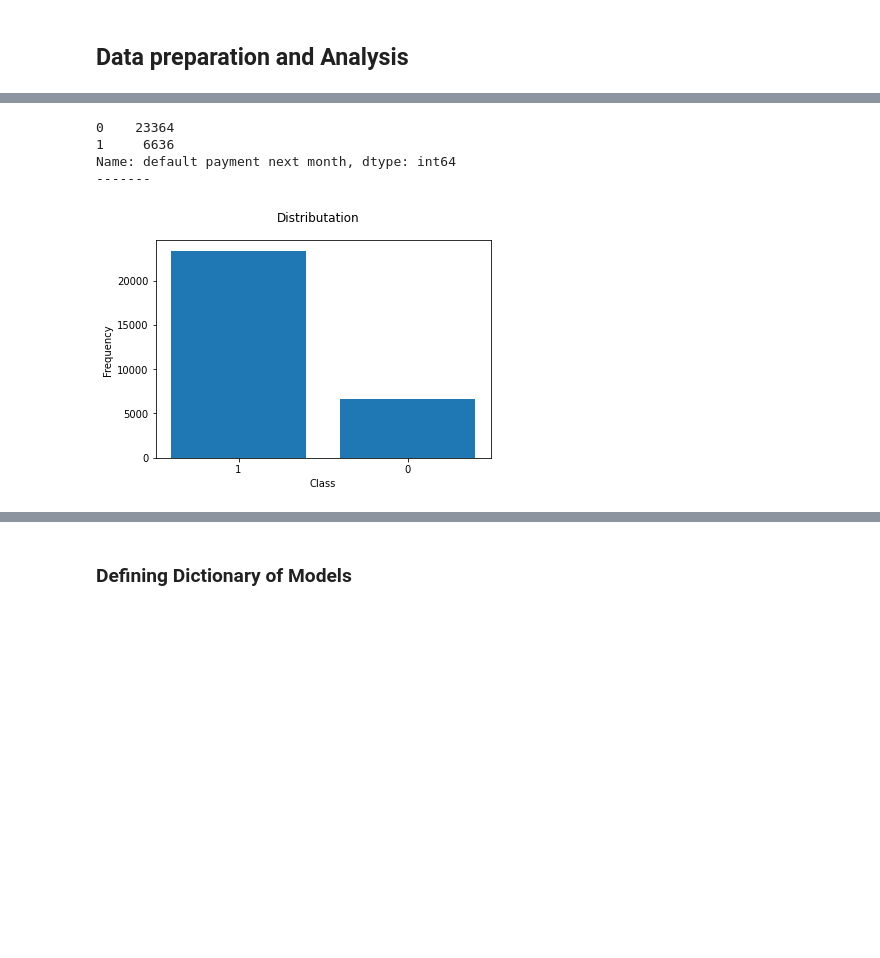
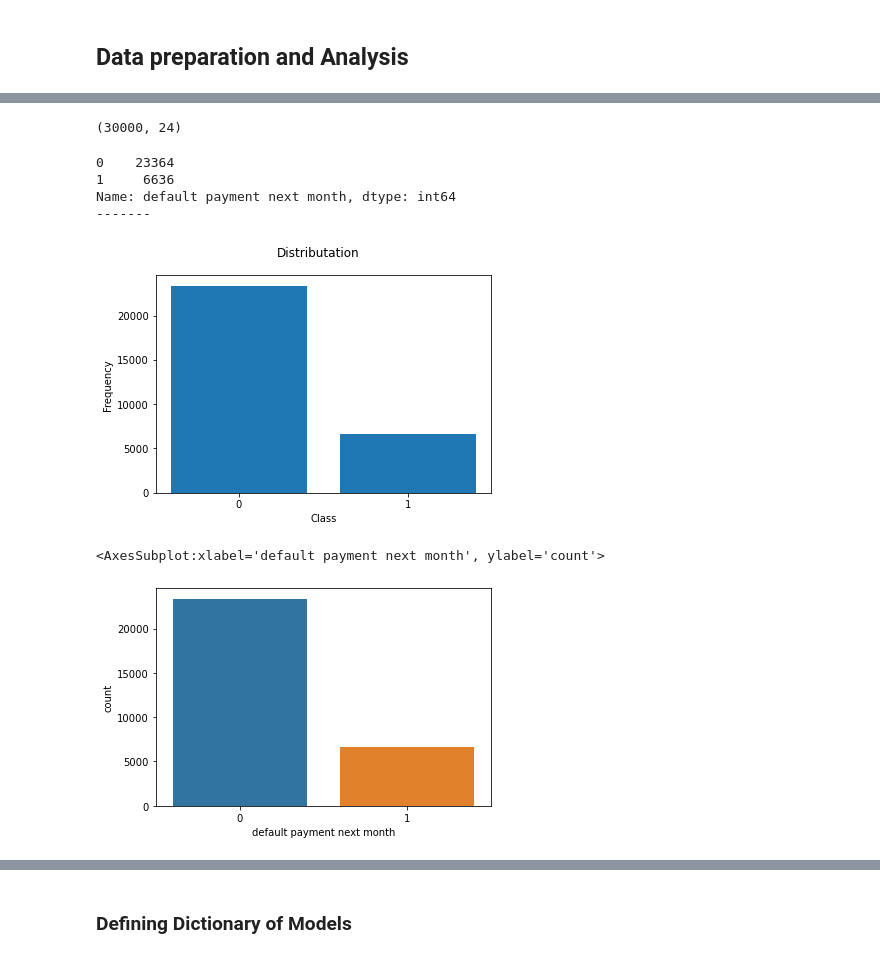
Before and after one commit to Amir-h055/Machine-Learning, a Jupyter notebook: project/Classification/Credit_Card_Clients.ipynb, the cells around one changed output, grey strips where cells are left out. Drawn from its saved outputs; the diff is of its cells as text; code cells hidden in the pictures; blank space fills up the shorter version.

Commit message:
refactor Classification/Credit_Card_Clients.ipynb

```diff
--- a/project/Classification/Credit_Card_Clients.ipynb
+++ b/project/Classification/Credit_Card_Clients.ipynb
@@ -23,8 +41,6 @@ from sklearn.tree import DecisionTreeClassifier, plot_tree
 ## Loading Data
 # %%
 # data = pd.read_excel('Classification_Datasets/credit_card_clients/credit_card_clients.xls',header=1)
-data = pd.read_excel('/Users/annikatimermanis/Desktop/project/Classification/Classification_Datasets/2_Credit_Card_Clients/credit_card_clients.xls',header=1)
-# df = pd.DataFrame(data)
-# df.head()
-print(data)
+data = pd.read_excel('Classification_Datasets/2_Credit_Card_Clients/credit_card_clients.xls',header=1)
+data.head()
 # %% [output]
@@ -64,0 +84,6 @@ print(np.count_nonzero(Datset==np.nan))
+# %%
+#dataset = dataset.drop(axis=1, columns="Unnamed: 0")
+#dataset.reset_index()
+
+dataset= data.iloc[:,1:]
+dataset.head()
@@ -65,5 +98,9 @@ print(np.count_nonzero(Datset==np.nan))
+# %%
+dataset.shape
+# %% [output]
+(30000, 24)
 # %%
-frequency = df['default payment next month'].value_counts()
+frequency = dataset['default payment next month'].value_counts()
 print(frequency)
 print("-------")
 # %% [output]
@@ -74,9 +111,12 @@ Name: default payment next month, dtype: int64
 # %%
 plt.plot()
 plt.ylabel('Frequency')
 plt.xlabel('Class')
-plt.bar( ("1","0"), frequency)
+plt.bar( ("0","1"), frequency)
 plt.suptitle("Distributation")
 plt.show()
+sns.countplot(x="default payment next month", data= data)
 # %% [output]
-[figure, old version]
+[figure, new version]
+<AxesSubplot:xlabel='default payment next month', ylabel='count'>
+[figure, added]
```
Also changed, not shown: parts of 50 cells of this notebook.
